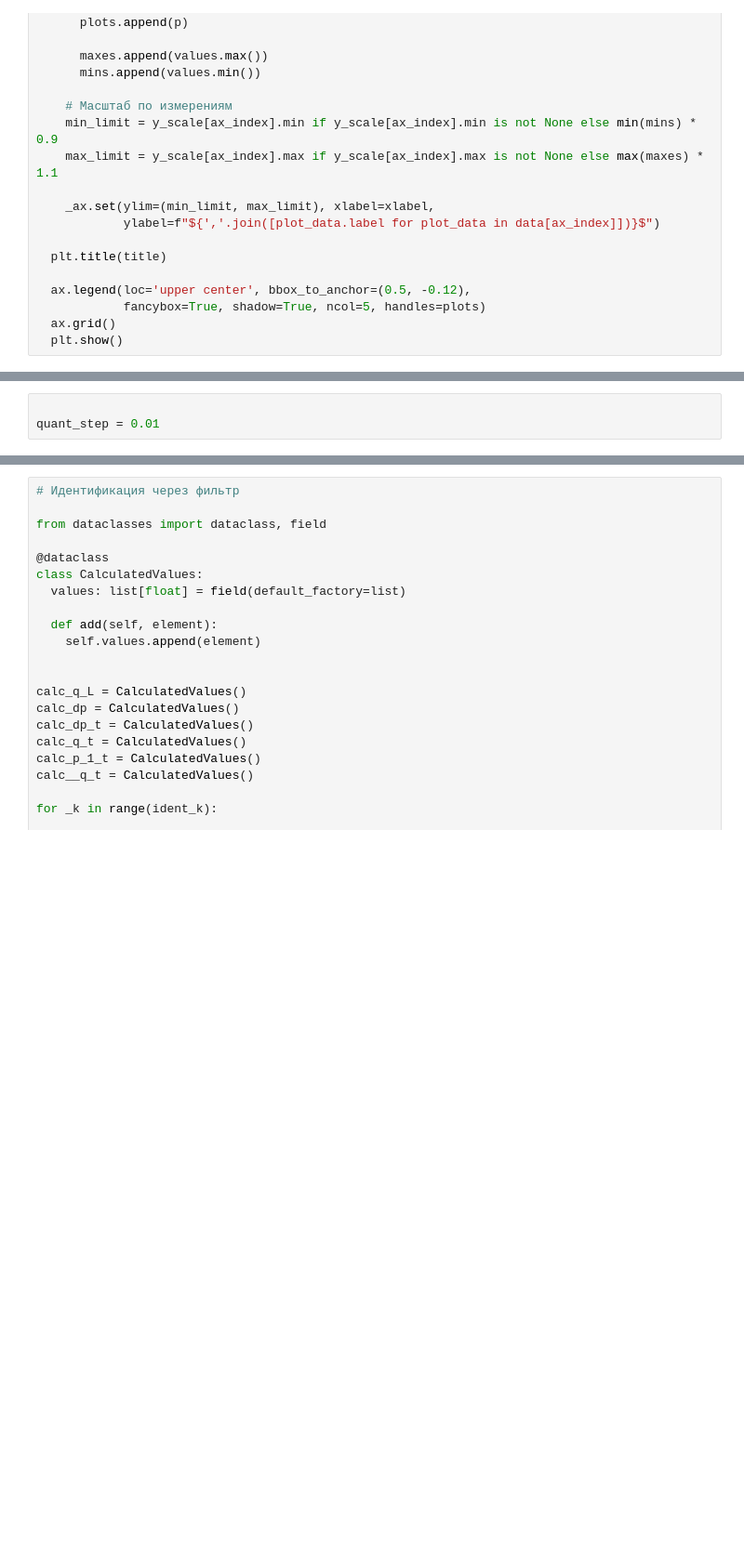
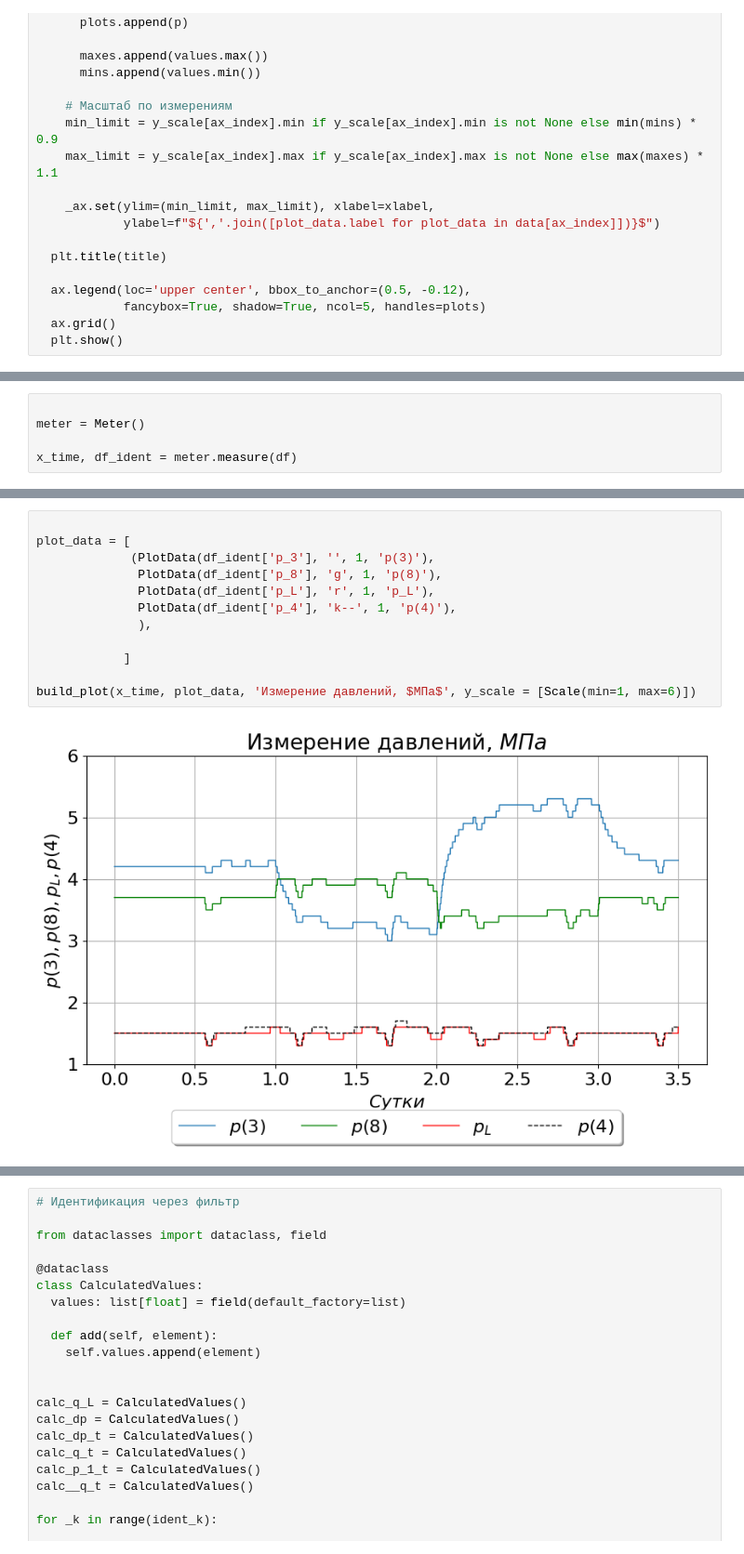
Before and after one commit to IANovoselov/well, a Jupyter notebook: well.ipynb, the cells around one changed output, grey strips where cells are left out. Shown at 93% size. Saved outputs shown, nothing was run; the diff lists cells and outputs as text; blank space fills up the shorter version.

```diff
--- a/well.ipynb
+++ b/well.ipynb
@@ -602,6 +551,3 @@ WARNING:matplotlib.font_manager:findfont: Font family 'Times New Roman' not foun
-# %%
-
-quant_step = 0.01
 # %%
 import numpy as np
 import matplotlib.pyplot as plt
@@ -771,0 +674,5 @@ plt.show()
+# %%
+
+meter = Meter()
+
+x_time, df_ident = meter.measure(df)
@@ -772,2 +693,16 @@ plt.show()
+# %%
+
+plot_data = [
+             (PlotData(df_ident['p_3'], '', 1, 'p(3)'),
+              PlotData(df_ident['p_8'], 'g', 1, 'p(8)'),
+              PlotData(df_ident['p_L'], 'r', 1, 'p_L'),
+              PlotData(df_ident['p_4'], 'k--', 1, 'p(4)'),
+              ),
+
+            ]
+
+build_plot(x_time, plot_data, 'Измерение давлений, $МПа$', y_scale = [Scale(min=1, max=6)])
+# %% [output]
+[figure, added]
 # %%
 # Идентификация через производные
```
Also changed, not shown: parts of 23 cells of this notebook.
